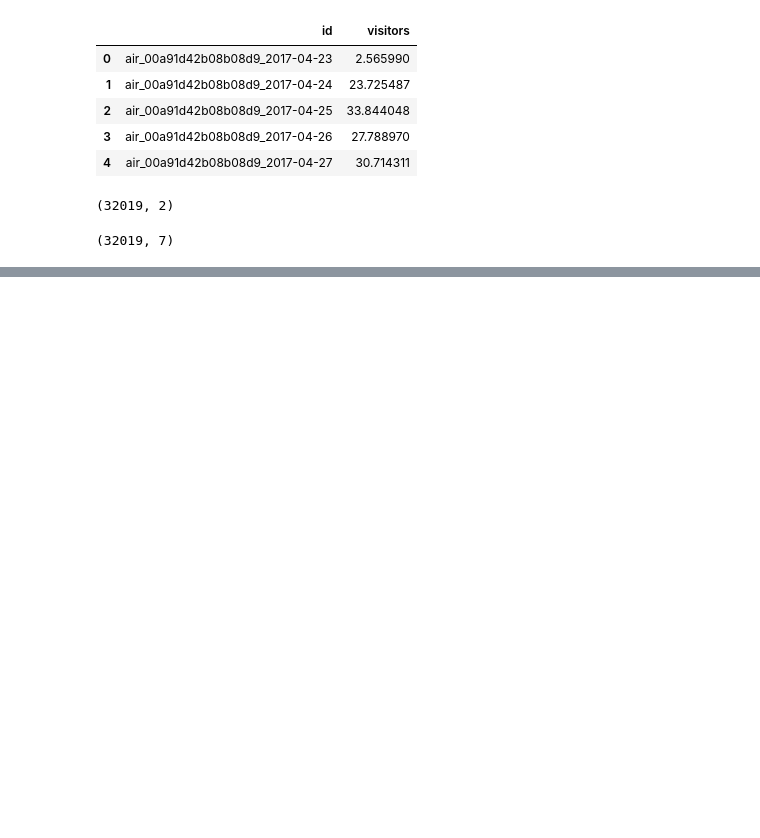
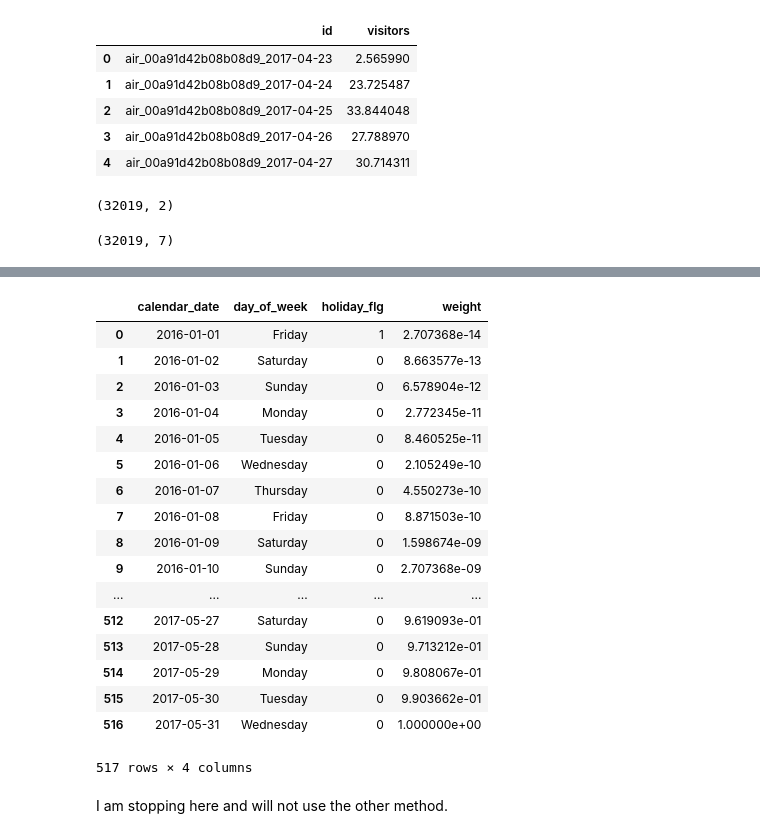
Before and after one commit to dongzhang84/Kaggle, a Jupyter notebook: Restaurant_Visitor_Forecasting/Visitor_forecasting_v2.ipynb, the cells around one changed output, grey strips where cells are left out. Cells and saved outputs as stored; diff of their text form; code cells hidden in the pictures; blank space fills up the shorter version.

```diff
--- a/Restaurant_Visitor_Forecasting/Visitor_forecasting_v2.ipynb
+++ b/Restaurant_Visitor_Forecasting/Visitor_forecasting_v2.ipynb
@@ -635,0 +660,3 @@ sub1.to_csv('submission_v2.csv', index=False)
+# %%
+wkend_holidays = date_info.apply(
+    (lambda x:(x.day_of_week=='Sunday' or x.day_of_week=='Saturday') and x.holiday_flg==1), axis=1)
@@ -635,0 +676,27 @@ sub1.to_csv('submission_v2.csv', index=False)
+# %%
+date_info.loc[wkend_holidays, 'holiday_flg'] = 0
+# %%
+date_info['weight'] = ((date_info.index + 1) / len(date_info)) ** 5
+# %%
+date_info
+# %% [output]
+|  | calendar_date | day_of_week | holiday_flg | weight |
+| 0 | 2016-01-01 | Friday | 1 | 2.707368e-14 |
+| 1 | 2016-01-02 | Saturday | 0 | 8.663577e-13 |
+| 2 | 2016-01-03 | Sunday | 0 | 6.578904e-12 |
+| 3 | 2016-01-04 | Monday | 0 | 2.772345e-11 |
+| 4 | 2016-01-05 | Tuesday | 0 | 8.460525e-11 |
+| 5 | 2016-01-06 | Wednesday | 0 | 2.105249e-10 |
+| 6 | 2016-01-07 | Thursday | 0 | 4.550273e-10 |
+| 7 | 2016-01-08 | Friday | 0 | 8.871503e-10 |
+| 8 | 2016-01-09 | Saturday | 0 | 1.598674e-09 |
+| 9 | 2016-01-10 | Sunday | 0 | 2.707368e-09 |
+| ... | ... | ... | ... | ... |
+| 512 | 2017-05-27 | Saturday | 0 | 9.619093e-01 |
+| 513 | 2017-05-28 | Sunday | 0 | 9.713212e-01 |
+| 514 | 2017-05-29 | Monday | 0 | 9.808067e-01 |
+| 515 | 2017-05-30 | Tuesday | 0 | 9.903662e-01 |
+| 516 | 2017-05-31 | Wednesday | 0 | 1.000000e+00 |
+517 rows × 4 columns
+# %% [markdown]
+I am stopping here and will not use the other method.
```
Also changed, not shown: parts of 6 cells of this notebook.
